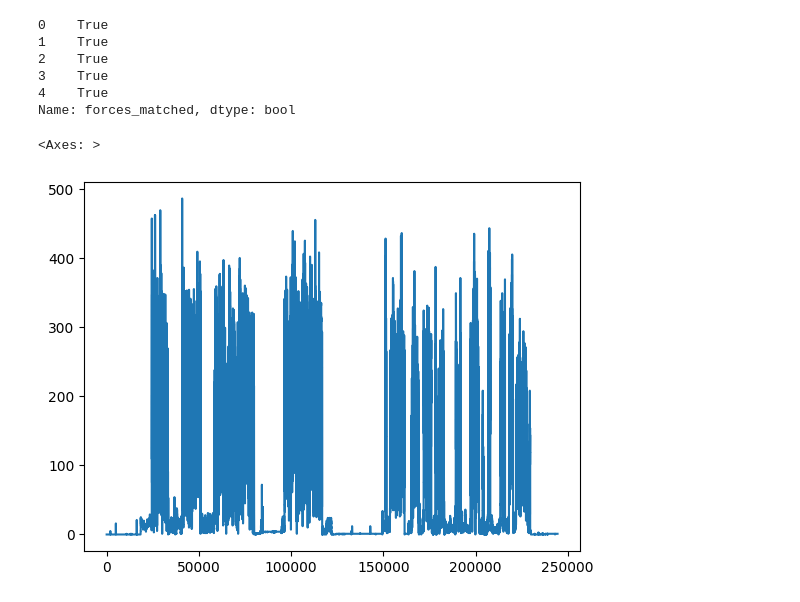
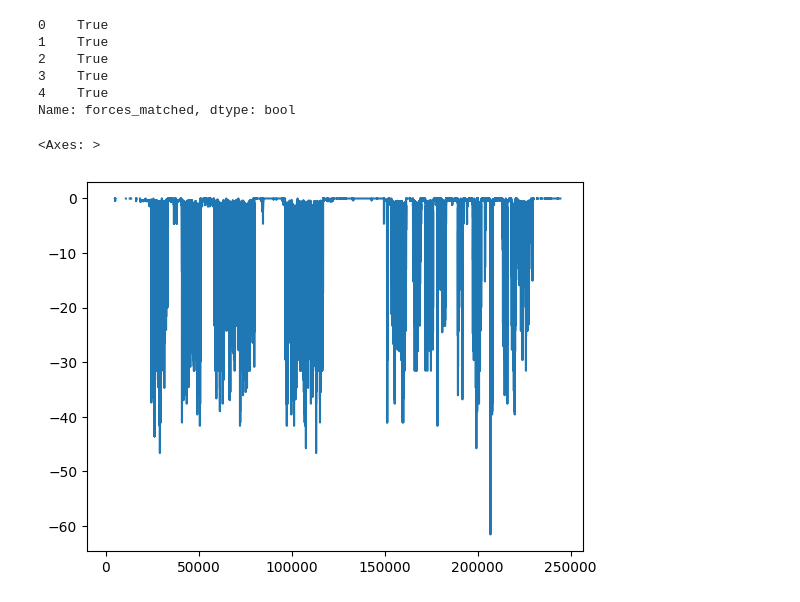
Before and after one commit to BaharakQaderi/field-data-pipeline, a Jupyter notebook: notebooks/EDA.ipynb, the cells around one changed output. Cells and saved outputs as stored; diff of their text form; code cells hidden in the pictures.

```diff
--- a/notebooks/EDA.ipynb
+++ b/notebooks/EDA.ipynb
@@ -89,8 +89,8 @@ Name: forces_matched, dtype: bool
 # %%
 merged_df_17 = pd.read_csv('../outputs/merged_flight_data_2025-07-17.csv')
 merged_df_17.head()
 
-merged_df_17.FLIGHT_SEGMENT_loadcells_force.plot()
+merged_df_17['5th_line_kg'].plot()
 # %% [output]
 <Axes: >
-[figure, old version]
+[figure, new version]
```
Also changed, not shown: parts of 7 cells of this notebook, 2 other files.
